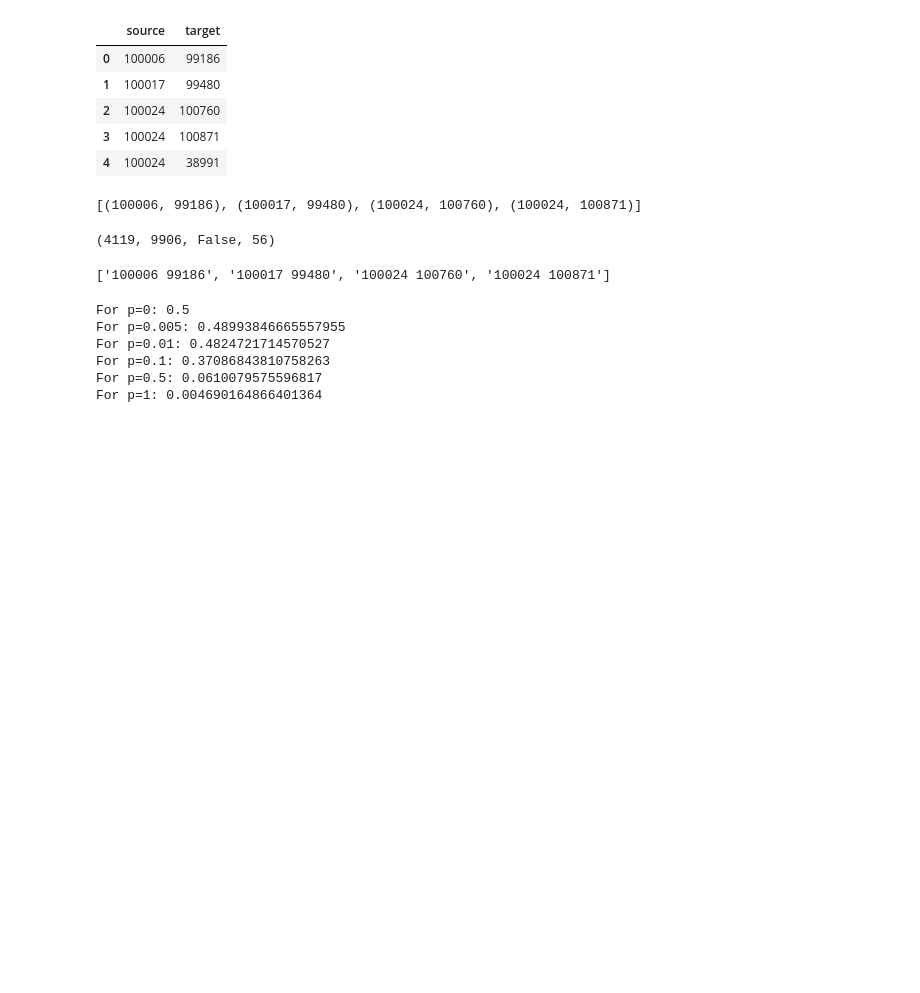
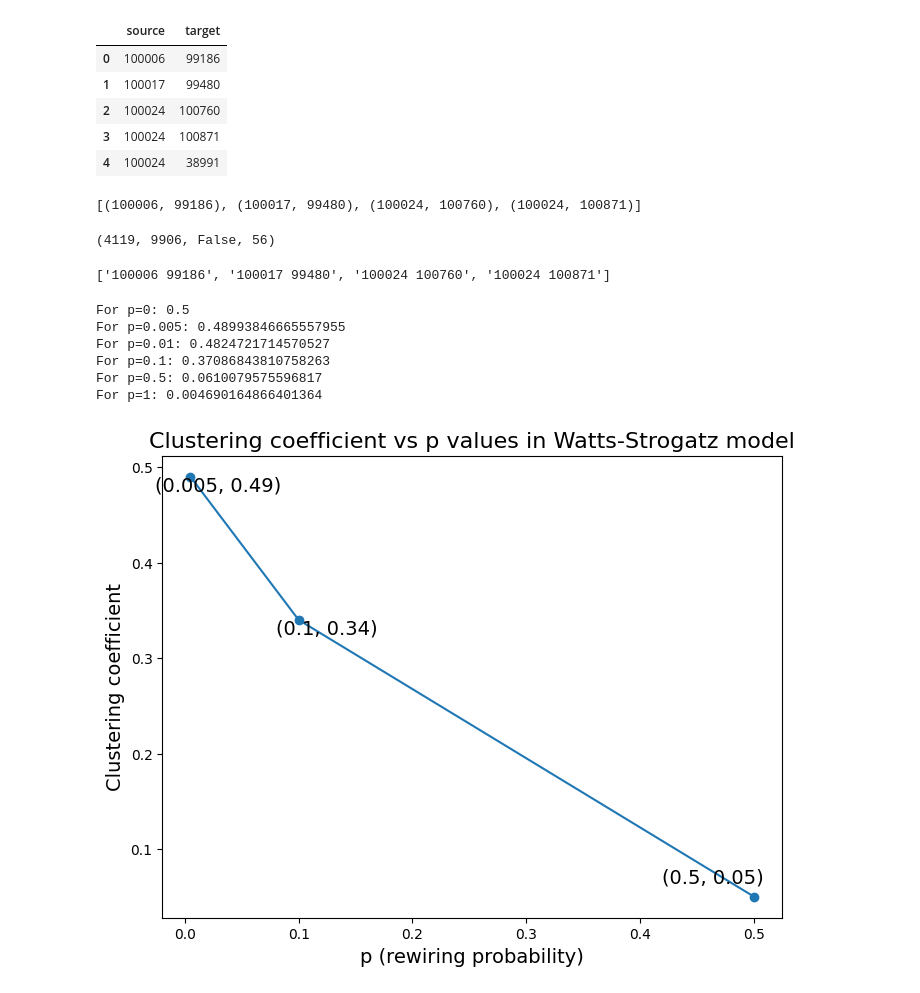
Before and after one commit to ASudu/Competing_pathogens_Heterogenous_networks, a Jupyter notebook: Network_generation/data.ipynb, the cells around one changed output. Cells and saved outputs as stored; diff of their text form; code cells hidden in the pictures; blank space fills up the shorter version.

Commit message:
cc graph generated

```diff
--- a/Network_generation/data.ipynb
+++ b/Network_generation/data.ipynb
@@ -104,3 +105,22 @@ For p=0.01: 0.4824721714570527
 For p=0.1: 0.37086843810758263
 For p=0.5: 0.0610079575596817
 For p=1: 0.004690164866401364
+# %%
+x = [0.005, 0.1, 0.5]
+y = [0.49, 0.34, 0.05]
+
+# plt.style.use("ggplot")
+plt.figure(figsize=(8,6))
+plt.plot(x, y, marker="o")
+plt.xlabel("p (rewiring probability)", fontsize=14)
+plt.ylabel("Clustering coefficient", fontsize=14)
+plt.title("Clustering coefficient vs p values in Watts-Strogatz model", fontsize=16)
+
+# Label the points beside the point and not on the line
+for i, txt in enumerate(y):
+    offset = (20, -10) if txt > 0.1 else (-30, 10)
+    plt.annotate(f"({x[i]}, {txt})", (x[i], y[i]), textcoords="offset points", xytext=offset, ha='center', fontsize=14)
+
+plt.savefig("../images/cc_vs_p.png")
+# %% [output]
+[figure, added]
```
Also changed, not shown: parts of 1 cell of this notebook.
